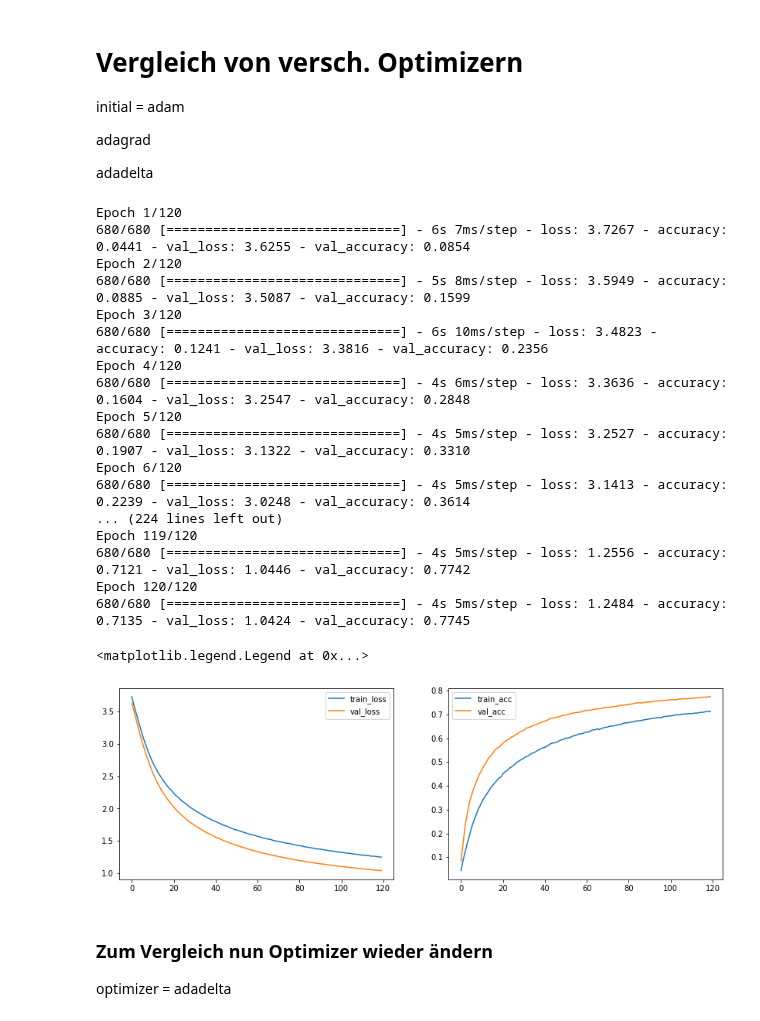
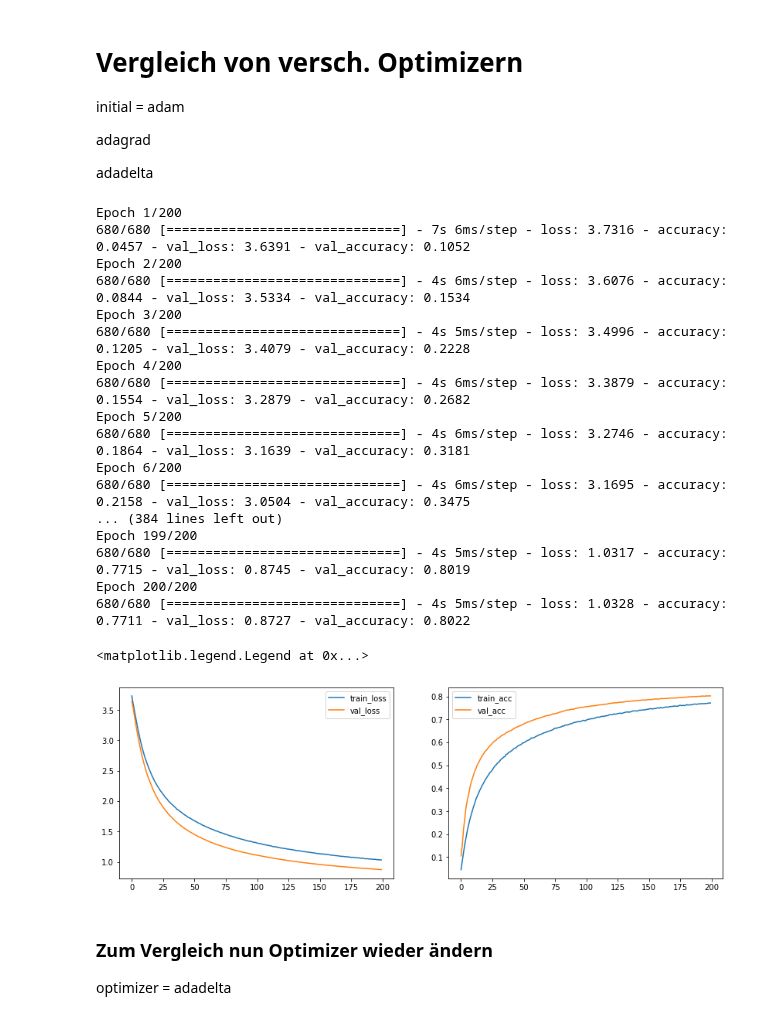
Before and after one commit to nmaaiken/neuro_modularbeit, a Jupyter notebook: 1_Hidden_Layer.ipynb, the cells around one changed output. Drawn from its saved outputs; the diff is of its cells as text; code cells hidden in the pictures.

```diff
--- a/1_Hidden_Layer.ipynb
+++ b/1_Hidden_Layer.ipynb
@@ -877,52 +875,52 @@ three_layer_mlp_dropout_30.add(Dense(43, activation='softmax'))
 #Lernprozess konfigurieren
 three_layer_mlp_dropout_30.compile(loss='categorical_crossentropy',
               optimizer='adagrad',
               metrics=['accuracy'])
 
 #Early Stopping implementieren -> Vermeidet Overfitting nach Anstieg z.B. von val_loss=0,02
 # early_stopping = EarlyStopping(monitor="val_loss", min_delta=0.02, patience=12, verbose=1, restore_best_weights=True, start_from_epoch=15)
 
 # Modell trainieren
 three_layer_mlp_dropout_30_history = three_layer_mlp_dropout_30.fit(x_train_gray, y_train_gray,
-          epochs=120, #Anzahl Trainingsepochen
+          epochs=200, #Anzahl Trainingsepochen
           batch_size=128, #Batch-Size
           verbose=1,
           validation_data=(x_test_gray, y_test_gray),
           #  callbacks=[early_stopping]
 )
 #plt.plot(dnn_no_dropout_history.history['accuracy'], label='train_acc')
 #plt.plot(dnn_no_dropout_history.history['val_accuracy'], label='val_acc')
 plt.figure(figsize=(14,10))
 
 plt.subplot(221)
 plt.plot(three_layer_mlp_dropout_30_history.history['loss'], label='train_loss')
 plt.plot(three_layer_mlp_dropout_30_history.history['val_loss'], label='val_loss')
 plt.legend(['train_loss', 'val_loss'])
 
 plt.subplot(222)
 plt.plot(three_layer_mlp_dropout_30_history.history['accuracy'], label='train_acc')
 plt.plot(three_layer_mlp_dropout_30_history.history['val_accuracy'], label='val_acc')
 plt.legend(['train_acc', 'val_acc'])
 # %% [output]
-Epoch 1/120
-680/680 [==============================] - 6s 7ms/step - loss: 3.7267 - accuracy: 0.0441 - val_loss: 3.6255 - val_accuracy: 0.0854
-Epoch 2/120
-680/680 [==============================] - 5s 8ms/step - loss: 3.5949 - accuracy: 0.0885 - val_loss: 3.5087 - val_accuracy: 0.1599
-Epoch 3/120
-680/680 [==============================] - 6s 10ms/step - loss: 3.4823 - accuracy: 0.1241 - val_loss: 3.3816 - val_accuracy: 0.2356
-Epoch 4/120
-680/680 [==============================] - 4s 6ms/step - loss: 3.3636 - accuracy: 0.1604 - val_loss: 3.2547 - val_accuracy: 0.2848
-Epoch 5/120
-680/680 [==============================] - 4s 5ms/step - loss: 3.2527 - accuracy: 0.1907 - val_loss: 3.1322 - val_accuracy: 0.3310
-Epoch 6/120
-680/680 [==============================] - 4s 5ms/step - loss: 3.1413 - accuracy: 0.2239 - val_loss: 3.0248 - val_accuracy: 0.3614
-... (224 lines left out)
-Epoch 119/120
-680/680 [==============================] - 4s 5ms/step - loss: 1.2556 - accuracy: 0.7121 - val_loss: 1.0446 - val_accuracy: 0.7742
-Epoch 120/120
-680/680 [==============================] - 4s 5ms/step - loss: 1.2484 - accuracy: 0.7135 - val_loss: 1.0424 - val_accuracy: 0.7745
+Epoch 1/200
+680/680 [==============================] - 7s 6ms/step - loss: 3.7316 - accuracy: 0.0457 - val_loss: 3.6391 - val_accuracy: 0.1052
+Epoch 2/200
+680/680 [==============================] - 4s 6ms/step - loss: 3.6076 - accuracy: 0.0844 - val_loss: 3.5334 - val_accuracy: 0.1534
+Epoch 3/200
+680/680 [==============================] - 4s 5ms/step - loss: 3.4996 - accuracy: 0.1205 - val_loss: 3.4079 - val_accuracy: 0.2228
+Epoch 4/200
+680/680 [==============================] - 4s 6ms/step - loss: 3.3879 - accuracy: 0.1554 - val_loss: 3.2879 - val_accuracy: 0.2682
+Epoch 5/200
+680/680 [==============================] - 4s 6ms/step - loss: 3.2746 - accuracy: 0.1864 - val_loss: 3.1639 - val_accuracy: 0.3181
+Epoch 6/200
+680/680 [==============================] - 4s 6ms/step - loss: 3.1695 - accuracy: 0.2158 - val_loss: 3.0504 - val_accuracy: 0.3475
+... (384 lines left out)
+Epoch 199/200
+680/680 [==============================] - 4s 5ms/step - loss: 1.0317 - accuracy: 0.7715 - val_loss: 0.8745 - val_accuracy: 0.8019
+Epoch 200/200
+680/680 [==============================] - 4s 5ms/step - loss: 1.0328 - accuracy: 0.7711 - val_loss: 0.8727 - val_accuracy: 0.8022
 <matplotlib.legend.Legend at 0x...>
-[figure, old version]
+[figure, new version]
 # %% [markdown]
 ### Zum Vergleich nun Optimizer wieder ändern
 
```
Also changed, not shown: parts of 9 cells of this notebook, 1 other file.
